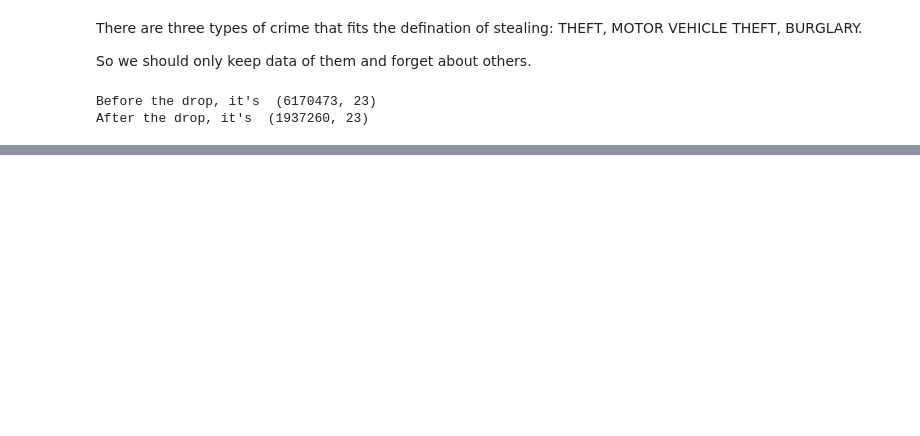
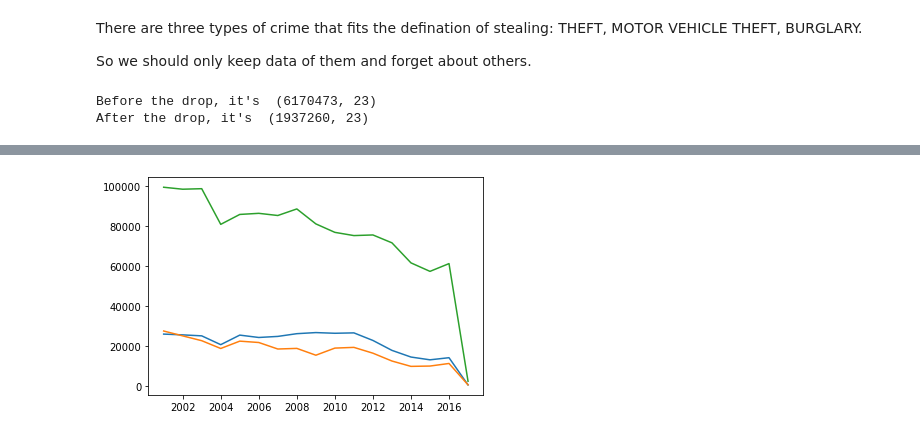
Before and after one commit to AngeloHYang/Crimes-in-Chicago, a Jupyter notebook: Code/Chicago Crime Theft Data Analysis.ipynb, the cells around one changed output, grey strips where cells are left out. Saved outputs shown, nothing was run; the diff lists cells and outputs as text; code cells hidden in the pictures; blank space fills up the shorter version.

```diff
--- a/Code/Chicago Crime Theft Data Analysis.ipynb
+++ b/Code/Chicago Crime Theft Data Analysis.ipynb
@@ -71,7 +72,7 @@ The reason being:
 >
 > gc.collect() to guarentee to save RAM
 # %%
-Crime_2001_to_2017 = pd.concat([Crime_2001_to_2004, Crime_2005_to_2007, Crime_2008_to_2011, Crime_2012_to_2017])
+Crime_Data_backup = pd.concat([Crime_2001_to_2004, Crime_2005_to_2007, Crime_2008_to_2011, Crime_2012_to_2017])
 del Crime_2001_to_2004
 del Crime_2005_to_2007
 del Crime_2008_to_2011
@@ -84,5 +85,5 @@ Copy the data so you can do whatever you want to Crime_data without messing with
 # %%
-Crime_data = Crime_2001_to_2017.copy()
+Crime_data = Crime_Data_backup.copy()
 # %%
 print('Crime_data loaded!')
 # %% [output]
@@ -209,0 +187,2 @@ percentagePerYear.plot(kind='bar', stacked=True)
+# %%
+Crime_data.Date = pd.to_datetime(Crime_data.Date, format="%m/%d/%Y %I:%M:%S %p")
@@ -209,0 +220,5 @@ percentagePerYear.plot(kind='bar', stacked=True)
+# %%
+plt.plot(EachCountByYear)
+plt.show()
+# %% [output]
+[figure, added]
```
Also changed, not shown: parts of 34 cells of this notebook.
